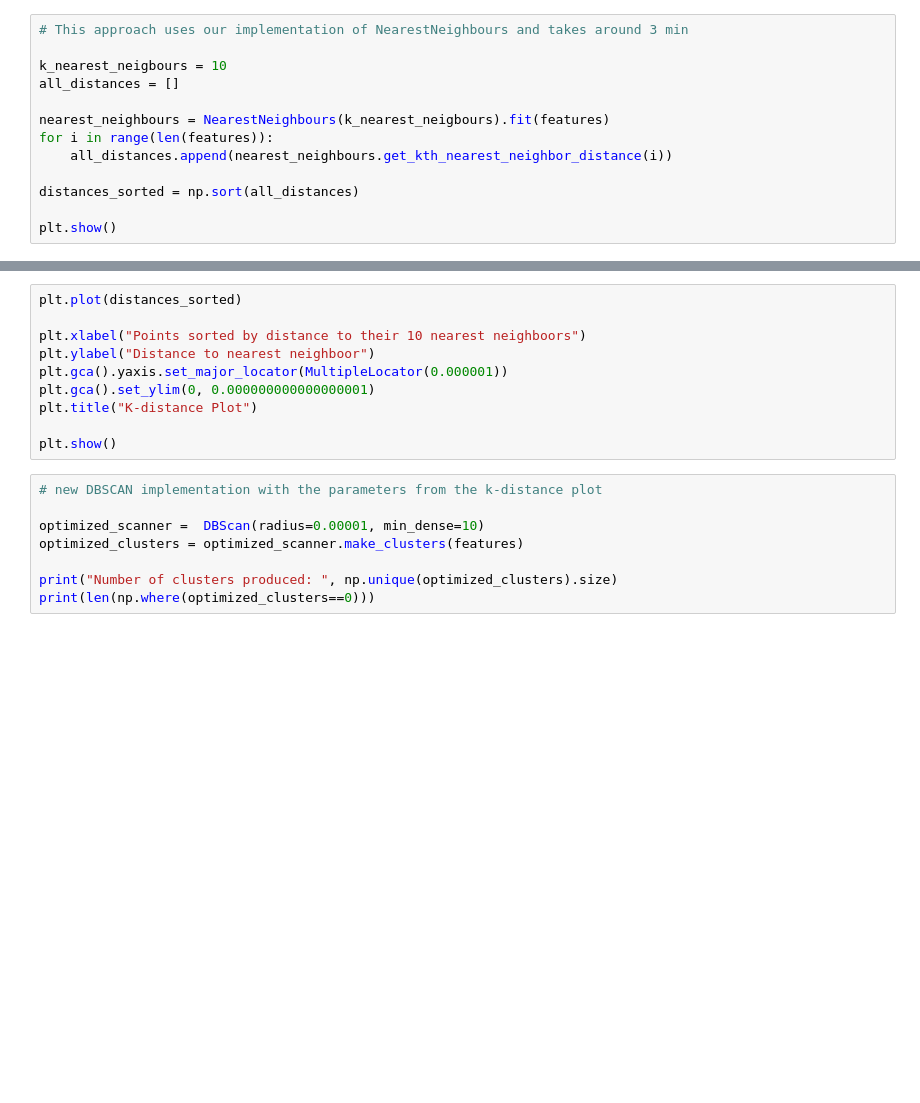
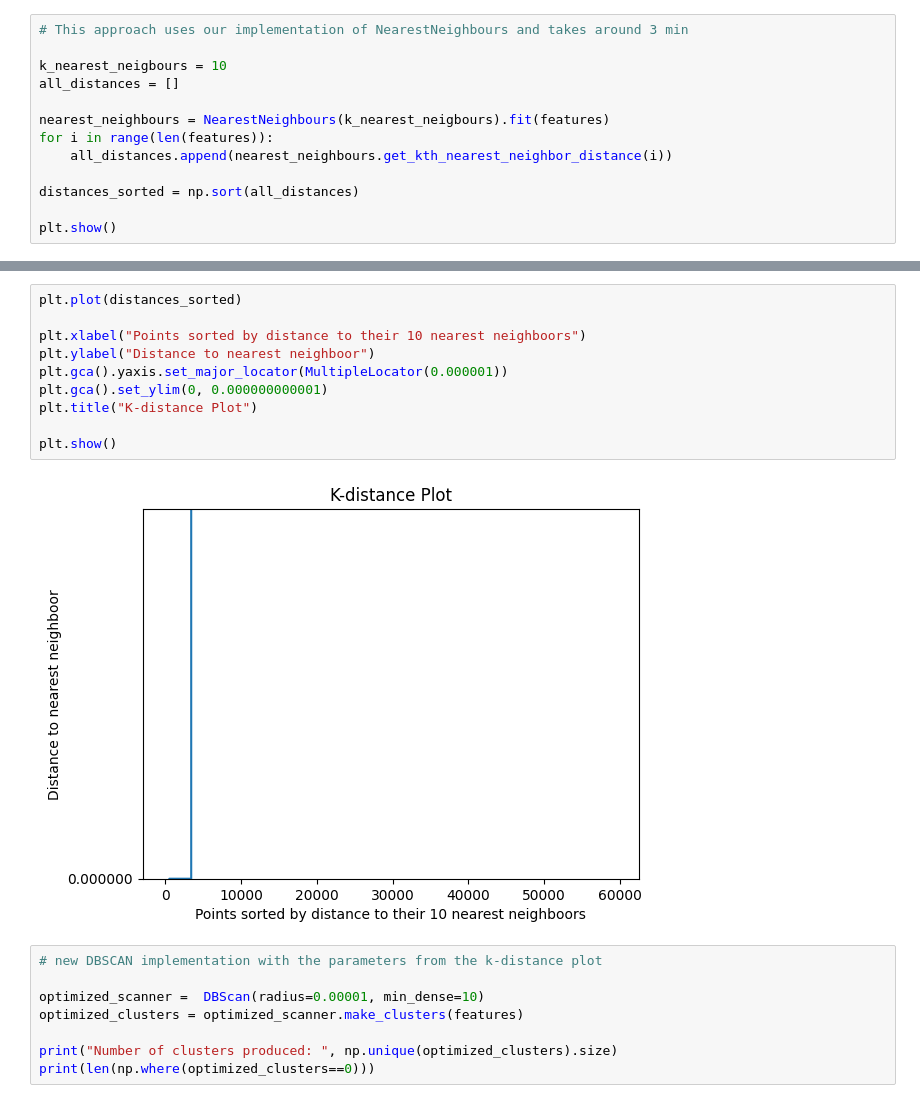
Before and after one commit to Thorkild556/Data_mining_G6, a Jupyter notebook: main_template.ipynb, the cells around one changed output, grey strips where cells are left out. Drawn from its saved outputs; the diff is of its cells as text; blank space fills up the shorter version.

```diff
--- a/main_template.ipynb
+++ b/main_template.ipynb
@@ -206,13 +228,15 @@ plt.show()
 # %%
 plt.plot(distances_sorted)
 
 plt.xlabel("Points sorted by distance to their 10 nearest neighboors")
 plt.ylabel("Distance to nearest neighboor")
 plt.gca().yaxis.set_major_locator(MultipleLocator(0.000001))
-plt.gca().set_ylim(0, 0.000000000000000001)
+plt.gca().set_ylim(0, 0.000000000001)
 plt.title("K-distance Plot")
 
 plt.show()
+# %% [output]
+[figure, added]
 # %%
 # new DBSCAN implementation with the parameters from the k-distance plot
 
```
Also changed, not shown: parts of 6 cells of this notebook, 1 other file.
